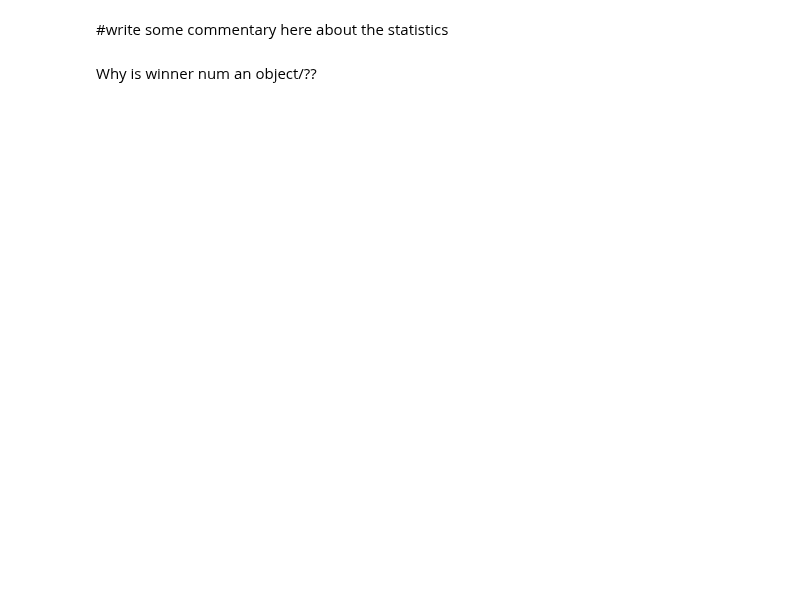
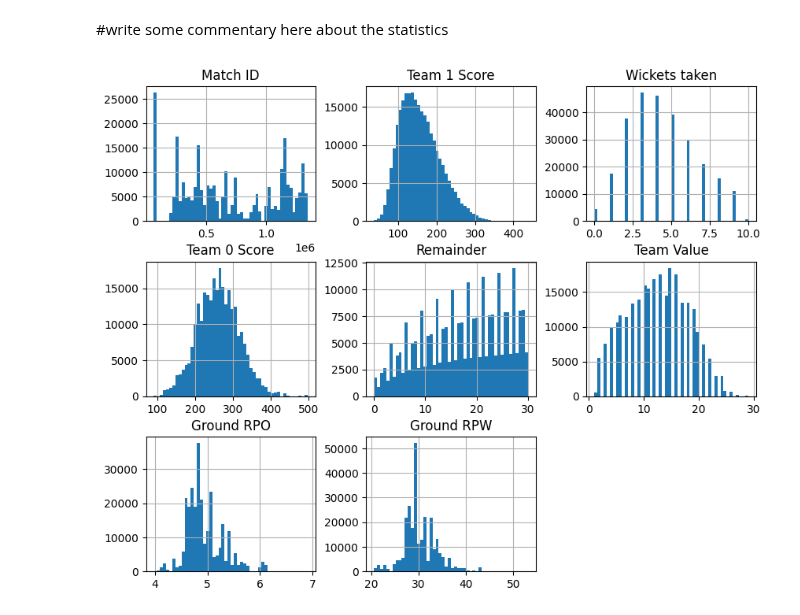
Before and after one commit to Swalke20/DLS_Project, a Jupyter notebook: Project_visualisation.ipynb, the cells around one changed output. Drawn from its saved outputs; the diff is of its cells as text; code cells hidden in the pictures; blank space fills up the shorter version.

Commit message:
More visualisation

```diff
--- a/Project_visualisation.ipynb
+++ b/Project_visualisation.ipynb
@@ -94,2 +77,0 @@ ValueError: invalid literal for int() with base 10: 'draw'
-# %%
-winner_no_df.rename(columns={0: 'Winning num'}, inplace=True)
@@ -116,2 +78,2 @@ winner_no_df[winner_no_df=="Draw"]
-# %%
-data_df['Winner num'] = winner_no_df[0]
+# %%
+data_df['Winner_num'] = winner_no_df['Winner_num']
@@ -118,7 +100,7 @@ data_df['Winner num'] = winner_no_df[0]
 # %% [markdown]
 Chose numerical values that feed into my hypothesis (wickets taken, team value, ground scores and remaining overs and balls feed into the prediction.)  Changed Winner into a numerical field for prediction as this will be the target variable.
 # %%
-data_df = data_df[['Match ID', 'Running Total', 'Wickets taken', 'First Team Innings', 'Remainder', 'Team Value', 'Ground RPO', 'Ground RPW', 'Winner num' ]]
+data_df = data_df[['Match ID', 'Running Total', 'Wickets taken', 'First Team Innings', 'Remainder', 'Team Value', 'Ground RPO', 'Ground RPW', 'Winner_num' ]]
 # %%
 data_df.rename(columns={'Running Total': 'Team 1 Score', 'First Team Innings': 'Team 0 Score'}, inplace=True)
 # %%
@@ -130,7 +153,7 @@ data_df.describe()
 # %% [markdown]
 #write some commentary here about the statistics
 # %%
-data_df.hist(bins=50, figsize=(12, 8))
+data_df.hist(bins=50, figsize=(10, 8))
 plt.show()
+# %% [output]
+[figure, added]
-# %% [markdown]
-Why is winner num an object/??
```
Also changed, not shown: parts of 20 cells of this notebook.
